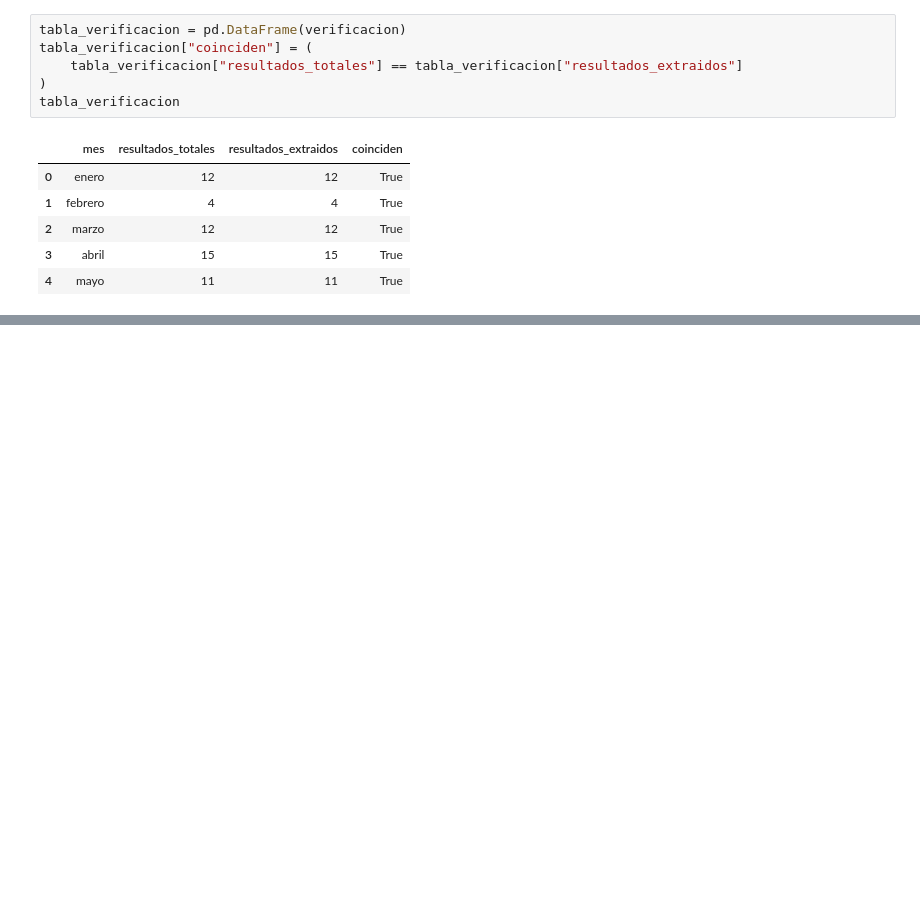
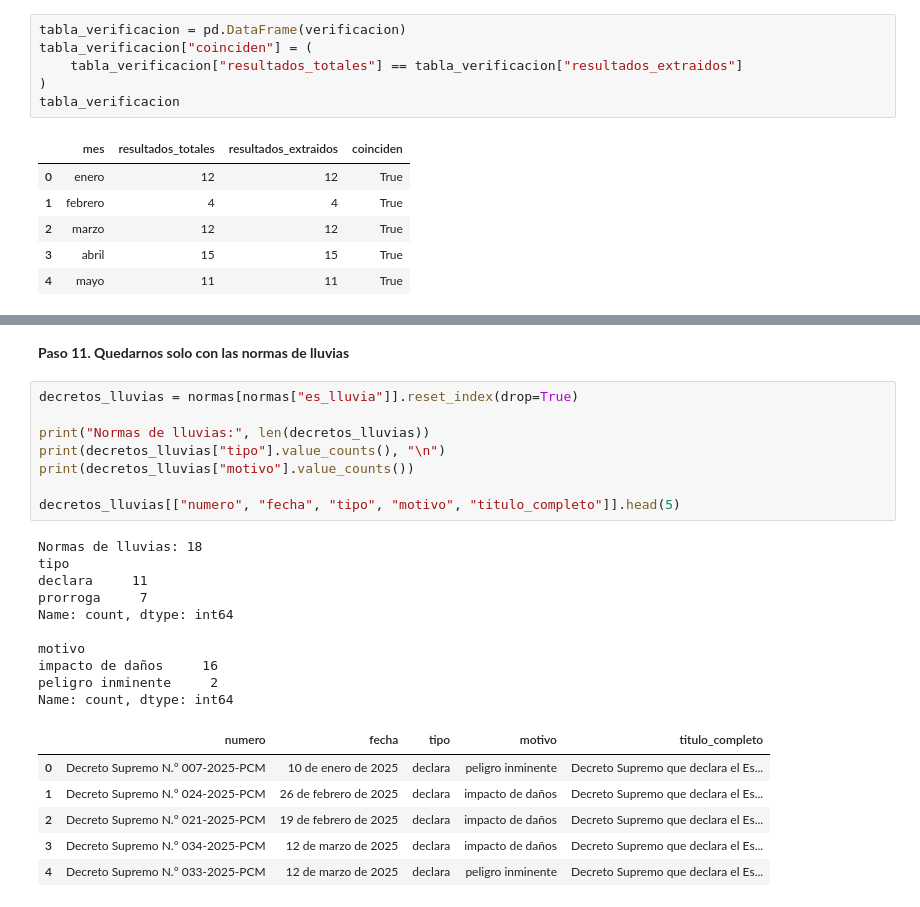
Before and after one commit to serugiran96/group_08, a Jupyter notebook: assignment_2/scraping_emergencias.ipynb, the cells around one changed output, grey strips where cells are left out. Cells and saved outputs as stored; diff of their text form; blank space fills up the shorter version.

```diff
--- a/assignment_2/scraping_emergencias.ipynb
+++ b/assignment_2/scraping_emergencias.ipynb
@@ -230,0 +475,27 @@ tabla_verificacion
+# %% [markdown]
+**Paso 11. Quedarnos solo con las normas de lluvias**
+# %%
+decretos_lluvias = normas[normas["es_lluvia"]].reset_index(drop=True)
+
+print("Normas de lluvias:", len(decretos_lluvias))
+print(decretos_lluvias["tipo"].value_counts(), "\n")
+print(decretos_lluvias["motivo"].value_counts())
+
+decretos_lluvias[["numero", "fecha", "tipo", "motivo", "titulo_completo"]].head(5)
+# %% [output]
+Normas de lluvias: 18
+tipo
+declara     11
+prorroga     7
+Name: count, dtype: int64
+
+motivo
+impacto de daños     16
+peligro inminente     2
+Name: count, dtype: int64
+|  | numero | fecha | tipo | motivo | titulo_completo |
+| 0 | Decreto Supremo N.° 007-2025-PCM | 10 de enero de 2025 | declara | peligro inminente | Decreto Supremo que declara el Es... |
+| 1 | Decreto Supremo N.° 024-2025-PCM | 26 de febrero de 2025 | declara | impacto de daños | Decreto Supremo que declara el Es... |
+| 2 | Decreto Supremo N.° 021-2025-PCM | 19 de febrero de 2025 | declara | impacto de daños | Decreto Supremo que declara el Es... |
+| 3 | Decreto Supremo N.° 034-2025-PCM | 12 de marzo de 2025 | declara | impacto de daños | Decreto Supremo que declara el Es... |
+| 4 | Decreto Supremo N.° 033-2025-PCM | 12 de marzo de 2025 | declara | peligro inminente | Decreto Supremo que declara el Es... |
```
Also changed, not shown: parts of 34 cells of this notebook, 2 other files.
